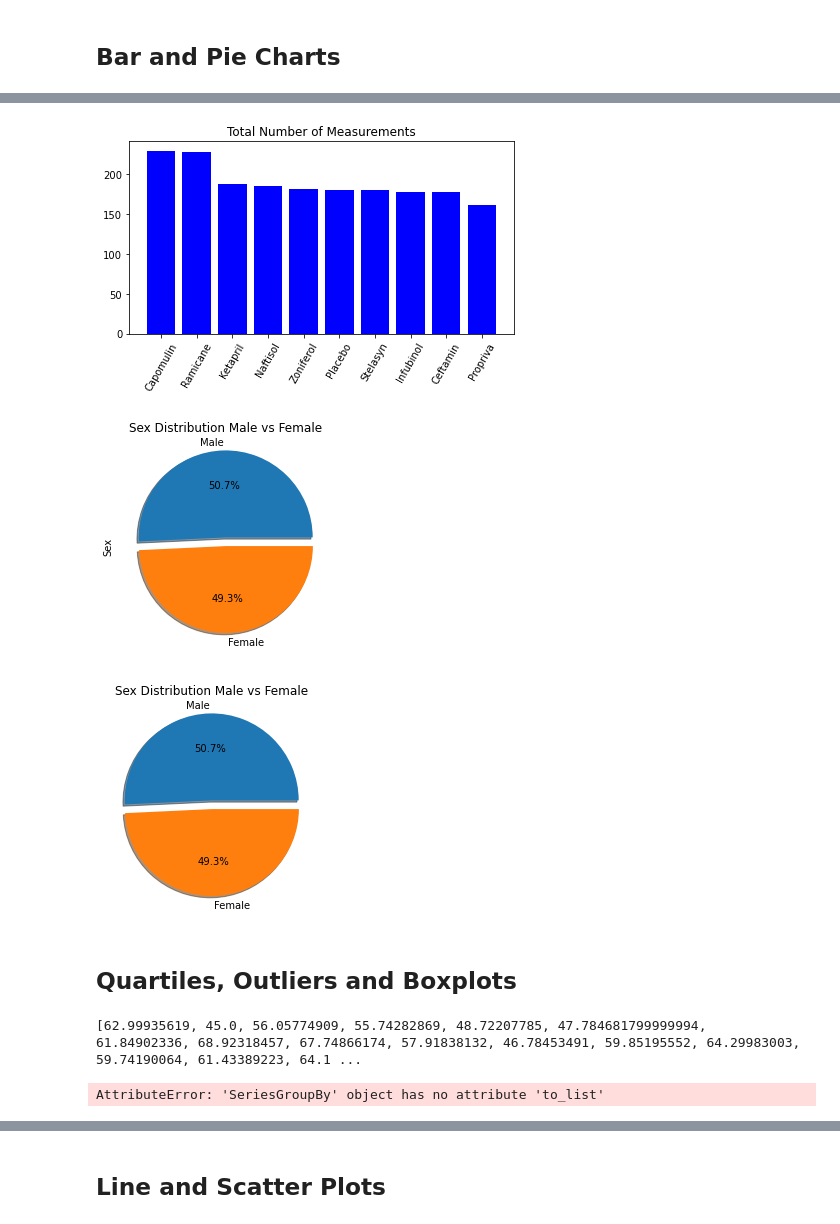
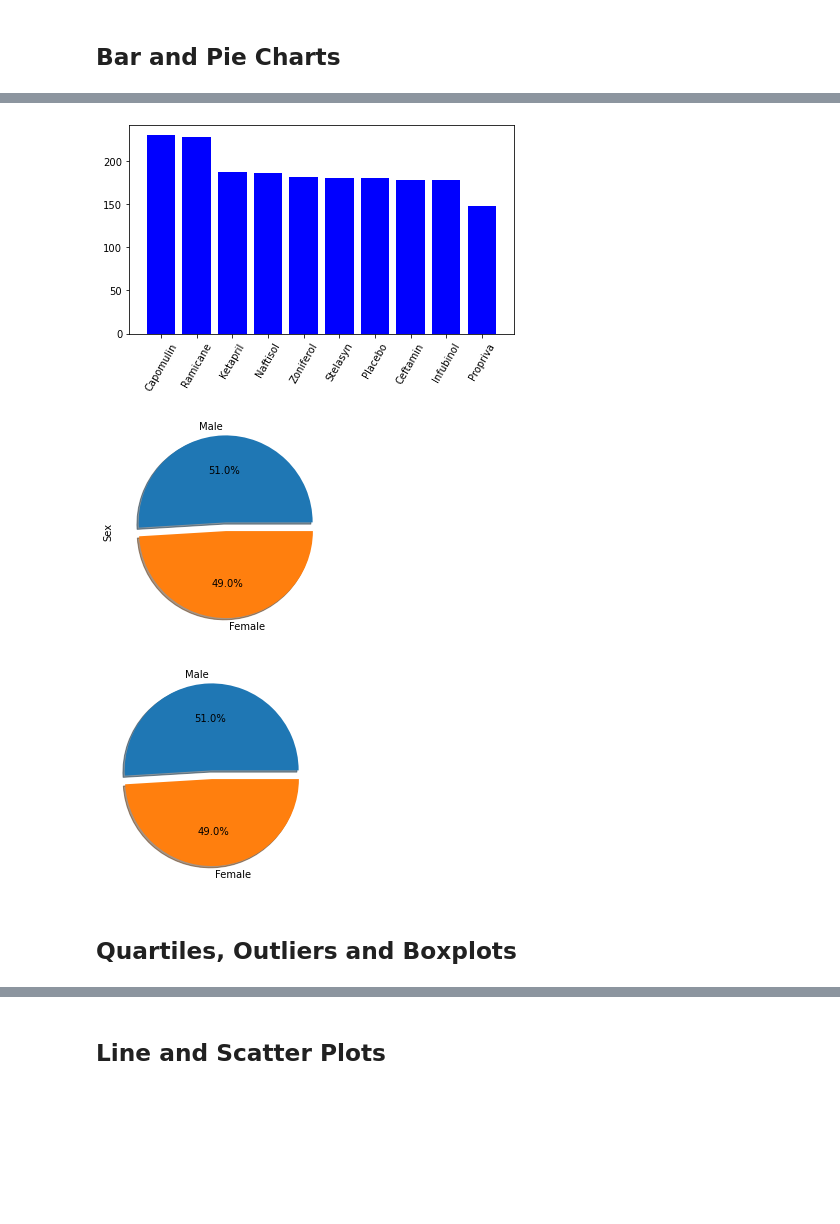
Before and after one commit to sustainedtang/matplotlib-challenge-, a Jupyter notebook: pymaceuticals_starter.ipynb, the cells around one changed output, grey strips where cells are left out. Saved outputs shown, nothing was run; the diff lists cells and outputs as text; code cells hidden in the pictures; blank space fills up the shorter version.

```diff
--- a/pymaceuticals_starter.ipynb
+++ b/pymaceuticals_starter.ipynb
@@ -74,8 +77,9 @@ duplicates_mice
 | 920 | g989 | Propriva | Female | 21 | 26 | 35 | 62.570880 | ... |
 # %%
 # Create a clean DataFrame by dropping the duplicate mouse by its ID.
-mice_data = combined_data.drop_duplicates(subset=(['Mouse ID', 'Timepoint'])).reset_index(drop=True)
-mice_data.head(None)
+#mice_data = combined_data.drop_duplicates(subset=(['Mouse ID', 'Timepoint'])).reset_index(drop=True)
+mice_data = combined_data[combined_data['Mouse ID'] != 'g989']
+mice_data.head(915)
 # %% [output]
 |  | Mouse ID | Drug Regimen | Sex | Age_months | Weight (g) | Timepoint | Tumor Volume (mm3) | ... |
 | 0 | k403 | Ramicane | Male | 21 | 16 | 0 | 45.000000 | ... |
@@ -153,26 +157,26 @@ Name: Drug Regimen, dtype: int64
 # %%
 # Generate a bar plot showing the total number of measurements taken on each drug regimen using pyplot.
 #drug_names =
 
 x_axis = np.arange(len(drug_table))
 tick_locations = [value for value in x_axis]
-plt.bar(x_axis, drug_count, color="b", align="center")
+plt.bar(x_axis, drugs_bar, color="b", align="center")
 plt.xticks(tick_locations, drug_names, rotation=60)
-plt.title("Total Number of Measurements")
+#plt.title("Total Number of Measurements")
 plt.tight_layout()
 plt.show()
 # %% [output]
-[figure, old version]
+[figure, new version]
 # %%
 # Generate a pie plot showing the distribution of female versus male mice using pandas
 explode = (0.1,0)
 mice_sex = mice_data["Sex"].value_counts().plot.pie(autopct="%1.1f%%", shadow=True, explode=explode)
-plt.title("Sex Distribution Male vs Female")
+#plt.title(f'Sex Distribution Male vs Female')
 labels = ["Male", "Female"]
 
 plt.show()
 # %% [output]
-[figure, old version]
+[figure, new version]
 # %%
 # Generate a pie plot showing the distribution of female versus male mice using pyplot
 
@@ -180,44 +184,44 @@ mice_sex = mice_data["Sex"].value_counts()
 
 
 plt.pie(mice_sex, labels=labels, autopct="%1.1f%%", shadow=True,explode=explode)
-plt.title("Sex Distribution Male vs Female")
+#plt.title("Sex Distribution Male vs Female")
 plt.show()
 # %% [output]
-[figure, old version]
+[figure, new version]
 # %% [markdown]
 ## Quartiles, Outliers and Boxplots
 # %%
 # Calculate the final tumor volume of each mouse across four of the treatment regimens:
 # Capomulin, Ramicane, Infubinol, and Ceftamin
-tumor_drugs = mice_data.drop_duplicates(['Mouse ID'], keep='last')
 
-capo_final = tumor_drugs[tumor_drugs['Drug Regimen'] == 'Capomulin']
-rami_final = tumor_drugs[tumor_drugs['Drug Regimen'] == 'Ramicane']
-infu_final = tumor_drugs[tumor_drugs['Drug Regimen'] == 'Infubinol']
-ceft_final = tumor_drugs[tumor_drugs['Drug Regimen'] == 'Ceftamin']
-
-ceflist = ceft_final[tumor].to_list()
-print(ceflist)
-#tumor_drugs = tumor_drugs.groupby(['Drug Regimen'])
-#print(tumor_drugs)
+capo_final = final_drugs[final_drugs['Drug Regimen'] == 'Capomulin']
+rami_final = final_drugs[final_drugs['Drug Regimen'] == 'Ramicane']
+infu_final = final_drugs[final_drugs['Drug Regimen'] == 'Infubinol']
+ceft_final = final_drugs[final_drugs['Drug Regimen'] == 'Ceftamin']
+all_final = final_drugs['Tumor Volume (mm3)']
+final_drugs
 # Start by getting the last (greatest) timepoint for each mouse
-#last_tumor = mice_data.groupby(["Mouse ID"]).max()['Timepoint']
-
-#ramicane = tumor_drugs.loc['Ramicane']
-#infubinol = tumor_drugs.loc['Infubinol']
-#ceftamin = tumor_drugs.loc['Ceftamin']
+final_drugs = mice_data.drop_duplicates(subset=['Mouse ID'], keep='last')
-# %% [output]
-[62.99935619, 45.0, 56.05774909, 55.74282869, 48.72207785, 47.784681799999994, 61.84902336, 68.92318457, 67.74866174, 57.91838132, 46.78453491, 59.85195552, 64.29983003, 59.74190064, 61.43389223, 64.1 ...
 # %%
 # Put treatments into a list for for loop (and later for plot labels)
-treatments = tumor_drugs['Tumor Volume (mm3)'].to_list()
-print(treatments)
+regi_list = [capo_final, rami_final, infu_final, ceft_final]
 # Create empty list to fill with tumor vol data (for plotting)
-tumor_voldata = []
+tumor_list = list(all_final)
+#print(regi_list)
+# Calculate the IQR and quantitatively determine if there are any potential outliers.
+quartiles = mice_data['Tumor Volume (mm3)'].quantile([0.25,.5,0.75])
+lowerq = quartiles[0.25]
+upperq = quartiles[0.75]
+iqr = upperq - lowerq
+print(f'Quartiles: {quartiles}')
+print(f'IQR: {iqr}')
 
-# Calculate the IQR and quantitatively determine if there are any potential outliers.
-
-
+lower_bound = int(lowerq - (1.5*iqr))
+upper_bound = int(upperq + (1.5*iqr))
+print(f'Lower Bound: {lower_bound}' )
+print(f'Upper Bound: {upper_bound}')
+q_data = final_drugs.loc[(final_drugs['Tumor Volume (mm3)'] < lower_bound) | (final_drugs['Tumor Volume (mm3)'] > upper_bound)]
+q_data
     # Locate the rows which contain mice on each drug and get the tumor volumes
 
 
@@ -225,8 +229,6 @@ tumor_voldata = []
 
 
     # Determine outliers using upper and lower bounds
-# %% [output]
-AttributeError: 'SeriesGroupBy' object has no attribute 'to_list'
 # %%
 # Generate a box plot of the final tumor volume of each mouse across four regimens of interest
 fig1, ax1 = plt.subplots()
```
Also changed, not shown: parts of 8 cells of this notebook.
